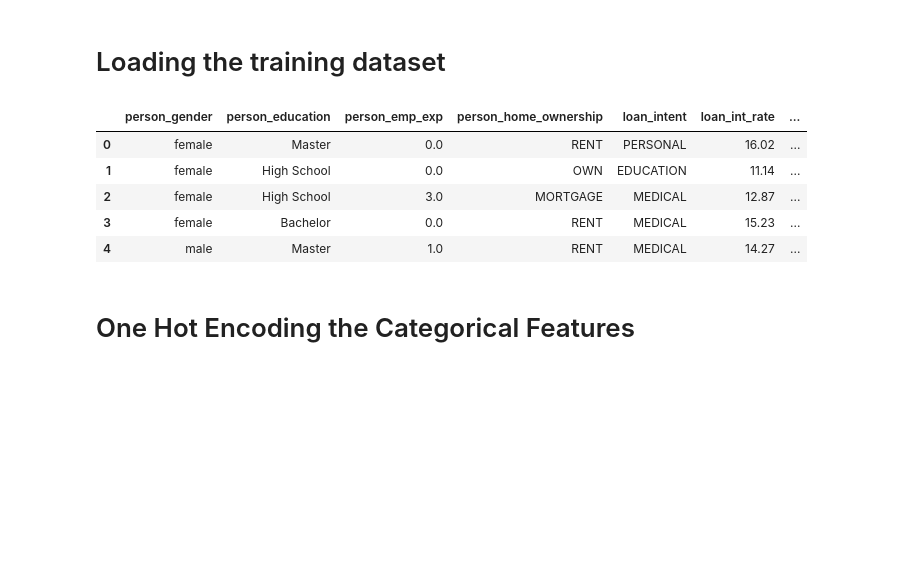
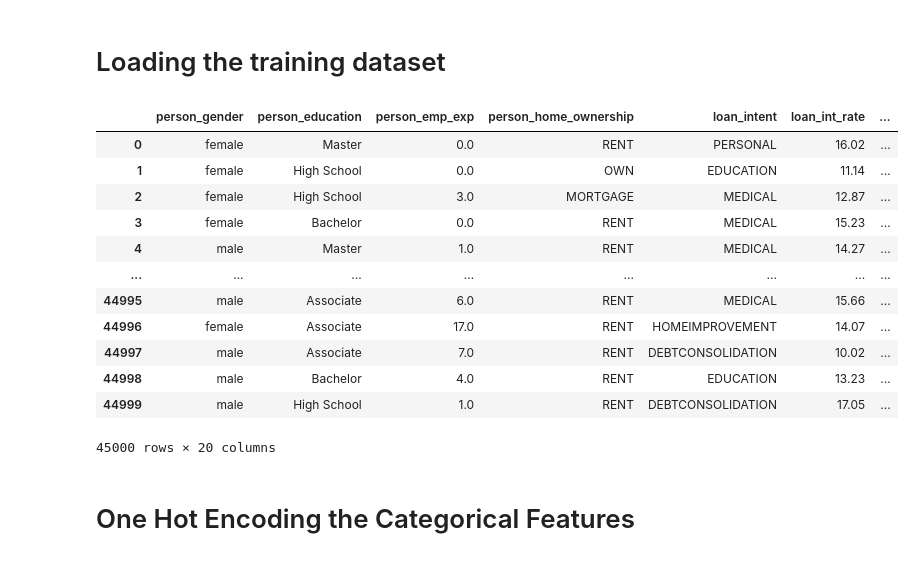
Before and after one commit to Hyde06/Loan-Approval-Classification, a Jupyter notebook: model/ANN.ipynb, the cells around one changed output. Drawn from its saved outputs; the diff is of its cells as text; code cells hidden in the pictures; blank space fills up the shorter version.

```diff
--- a/model/ANN.ipynb
+++ b/model/ANN.ipynb
@@ -25,20 +25,27 @@ from keras_tuner import Hyperband
 # %%
 file_path = os.path.join(os.getcwd(), '..', 'data', 'training_data.csv')
 
 try:
 	df = pd.read_csv(file_path)
-	display(df.head())
+	display(df)
 except FileNotFoundError:
 	print("Error: 'loan_data.csv' not found. Please ensure the file is in the correct location.")
 except Exception as e:
 	print(f"An error occurred: {e}")
 # %% [output]
 |  | person_gender | person_education | person_emp_exp | person_home_ownership | loan_intent | loan_int_rate | ... |
 | 0 | female | Master | 0.0 | RENT | PERSONAL | 16.02 | ... |
 | 1 | female | High School | 0.0 | OWN | EDUCATION | 11.14 | ... |
 | 2 | female | High School | 3.0 | MORTGAGE | MEDICAL | 12.87 | ... |
 | 3 | female | Bachelor | 0.0 | RENT | MEDICAL | 15.23 | ... |
 | 4 | male | Master | 1.0 | RENT | MEDICAL | 14.27 | ... |
+| ... | ... | ... | ... | ... | ... | ... | ... |
+| 44995 | male | Associate | 6.0 | RENT | MEDICAL | 15.66 | ... |
+| 44996 | female | Associate | 17.0 | RENT | HOMEIMPROVEMENT | 14.07 | ... |
+| 44997 | male | Associate | 7.0 | RENT | DEBTCONSOLIDATION | 10.02 | ... |
+| 44998 | male | Bachelor | 4.0 | RENT | EDUCATION | 13.23 | ... |
+| 44999 | male | High School | 1.0 | RENT | DEBTCONSOLIDATION | 17.05 | ... |
+45000 rows × 20 columns
 # %% [markdown]
 # One Hot Encoding the Categorical Features
 # %%
```
Also changed, not shown: parts of 1 cell of this notebook.
